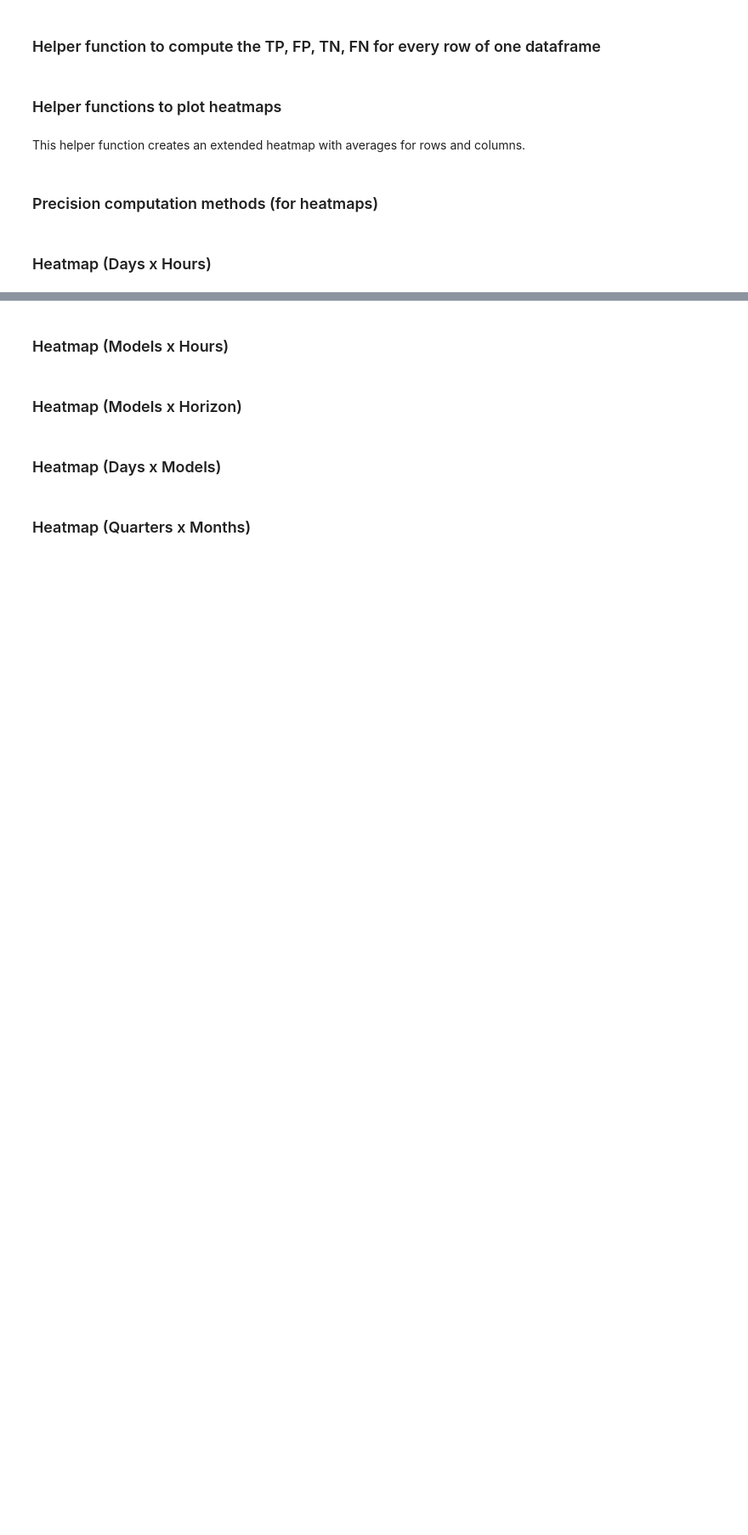
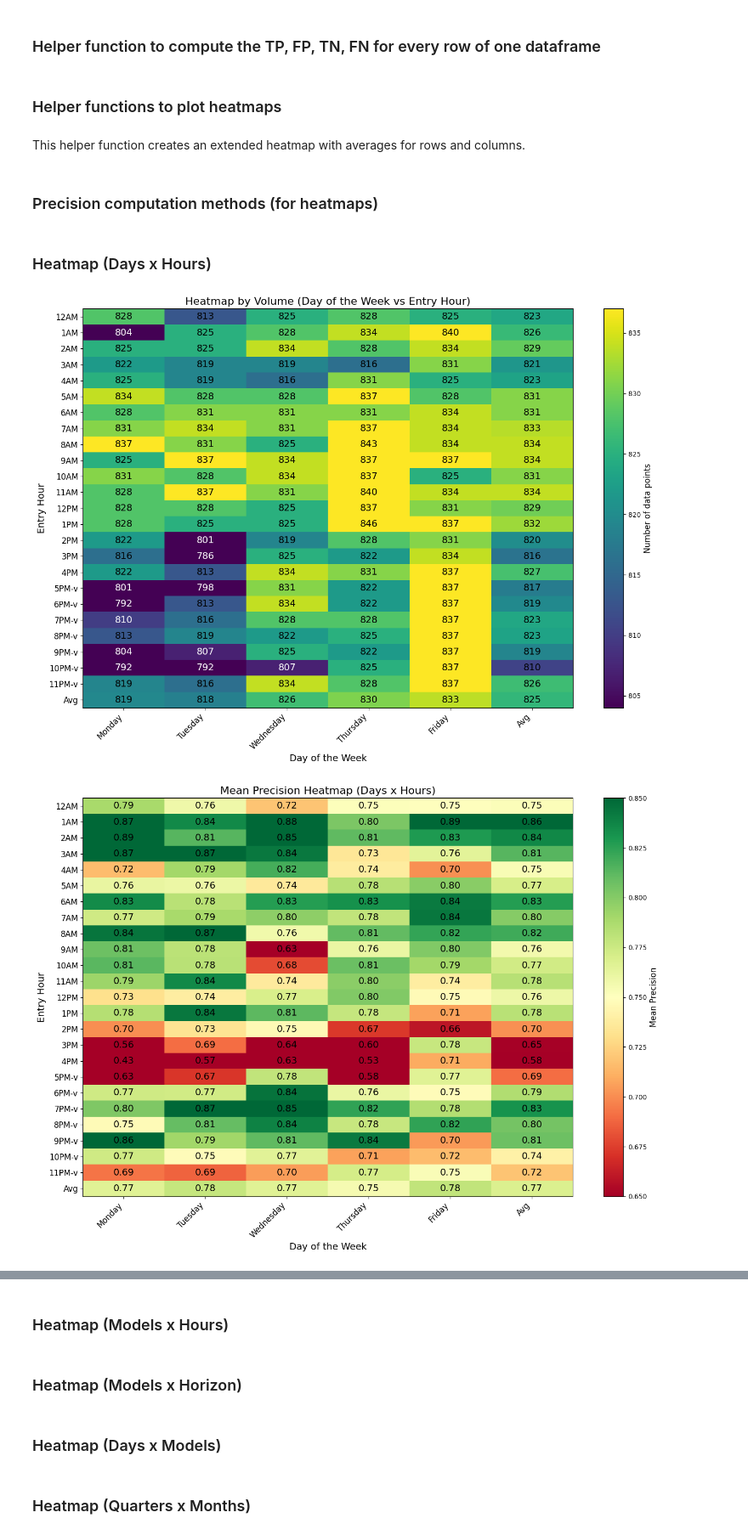
Before and after one commit to gaspardthrl/TF4FIP, a Jupyter notebook: analysis/notebooks/metrics.ipynb, the cells around one changed output, grey strips where cells are left out. Shown at 85% size. Cells and saved outputs as stored; diff of their text form; code cells hidden in the pictures; blank space fills up the shorter version.

```diff
--- a/analysis/notebooks/metrics.ipynb
+++ b/analysis/notebooks/metrics.ipynb
@@ -312,7 +436,7 @@ def initialize_heatmaps(x_values: Dict[int, str], y_values: Dict[int, str], hori
 
     """Initialize heatmaps dictionary to store TP and FP values."""
     return {
-        f"{x_index}_{y_index}": {"TP": [0] * len(horizons), "FP": [0] * len(horizons)}
+        f"{x_index}_{y_index}": {"TP": [0] * len(horizons), "FP": [0] * len(horizons), "TN": [0] * len(horizons), "FN": [0] * len(horizons)}
         for x_index, _ in enumerate(x_values) for y_index, _ in enumerate(y_values)
     }
 # %%
@@ -321,20 +445,24 @@ def initialize_data_matrices(len_x_values: int, len_y_values: int):
     return (
         np.zeros((len_y_values, len_x_values), dtype=float),  # tp_data
         np.zeros((len_y_values, len_x_values), dtype=float),  # fp_data
-        np.zeros((len_y_values, len_x_values), dtype=float)   # precisions
+        np.zeros((len_y_values, len_x_values), dtype=float),  # precisions
+        np.zeros((len_y_values, len_x_values), dtype=float),  # tn_data
+        np.zeros((len_y_values, len_x_values), dtype=float),  # fn_data
     )
 # %%
 def load_model_data(model: str) -> pd.DataFrame:
     """Load CSV file for a given model."""
     return pd.read_csv(f"analysis/future_data/es_future_final_{model}_updated.csv", parse_dates=True, index_col=0)
 # %%
-def update_matrices(heatmaps, tp_data, fp_data, x_values, y_values):
+def update_matrices(heatmaps, tp_data, fp_data, tn_data, fn_data, x_values, y_values):
     """Update TP and FP matrices based on heatmaps data."""
     for x_index, _ in enumerate(x_values):
         for y_index, _ in enumerate(y_values):
             key = f"{x_index}_{y_index}"
             tp_data[y_index, x_index] = sum(heatmaps[key]["TP"])
             fp_data[y_index, x_index] = sum(heatmaps[key]["FP"])
+            tn_data[y_index, x_index] = sum(heatmaps[key]["TN"])
+            fn_data[y_index, x_index] = sum(heatmaps[key]["FN"])
 # %%
 def fill_precisions(precisions, tp_data, fp_data):
     """
@@ -386,7 +514,7 @@ def precision(models: List[str], x_values, y_values, x_labels, y_labels, xlabel,
 
     # 1. Initialize data structures
     heatmaps = initialize_heatmaps(x_values, y_values, horizons)
-    tp_data, fp_data, precisions = initialize_data_matrices(len(x_values), len(y_values))
+    tp_data, fp_data, precisions, tn_data, fn_data = initialize_data_matrices(len(x_values), len(y_values))
 
     # 2. Collect TP and FP values from each model
     for model_index, model in models.items():
@@ -402,12 +530,23 @@ def precision(models: List[str], x_values, y_values, x_labels, y_labels, xlabel,
             process_row(**kwargs)
 
     # 3. Aggregate results into tp_data and fp_data
-    update_matrices(heatmaps, tp_data, fp_data, x_values, y_values)
+    update_matrices(heatmaps=heatmaps, tp_data=tp_data, fp_data=fp_data, tn_data=tn_data, fn_data=fn_data, x_values= x_values, y_values=y_values)
 
     # 4. Fill precisions with the ratio = TP / (TP + FP)
     fill_precisions(precisions, tp_data, fp_data)
 
-    # 5. Build extended heatmap data & plot
+    # 5. Build the volume heatmap and plot
+    extended_data_sum = number_of_data_points(tp_data=tp_data, fp_data=fp_data, tn_data=tn_data, fn_data=fn_data)
+    plot_extended_heatmap_volume(
+        extended_data_sum,
+        x_labels=x_labels,
+        y_labels=y_labels,
+        xlabel=xlabel,
+        ylabel=ylabel,
+        title=f"Heatmap by Volume ({xlabel} vs {ylabel})" + (" - Day Hours" if day_hours_bool else "") + (" - Night Hours" if night_hours_bool else "")
+    )
+
+    # 6. Build extended heatmap data & plot
     extended_data = create_extended_heatmap_data(precisions, tp_data, fp_data)
     plot_extended_heatmap(
         extended_data,
@@ -445,31 +584,38 @@ def process_row_days_hours(**kwargs):
     # Unpack keyword arguments
     index, model_index, row, heatmaps, day_hours_bool, night_hours_bool, all_hours_bool = kwargs.values()
 
     # Extract the day of the week (0=Monday, 6=Sunday)
     day = index.weekday()
 
     # Convert hour into a readable format (e.g., "3PM" instead of 15)
     extracted_hour_label = datetime.strptime(str(index.hour), "%H").strftime("%-I%p")
 
     # Determine the corresponding index of an hour in the dictionary storing all constants
     hour_index = find_hour_index(extracted_hour_label, day_hours_bool, night_hours_bool, all_hours_bool)
 
     # Only process rows for trading days (Monday to Friday)
     # Market data is forward-filled over weekends, but we don't evaluate those periods
     if (day in days.keys()):
 
         # Apply filtering logic based on trading hours settings (day hours, night hours, or all hours)
         if all_hours_bool or (day_hours_bool and (extracted_hour_label in day_hours.values())) or (night_hours_bool and (extracted_hour_label in night_hours.values())):
 
             # Convert TP and FP values from string representations to lists
             TP_list = ast.literal_eval(row["TP"])
             FP_list = ast.literal_eval(row["FP"])
+            TN_list = ast.literal_eval(row["TN"])
+            FN_list = ast.literal_eval(row["FN"])
 
             # Iterate over different forecast horizons and update heatmap values
             for horizon_index in horizons:
                 heatmaps[f"{day}_{hour_index}"]["TP"][horizon_index] += TP_list[horizon_index]
                 heatmaps[f"{day}_{hour_index}"]["FP"][horizon_index] += FP_list[horizon_index]
+                heatmaps[f"{day}_{hour_index}"]["TN"][horizon_index] += TN_list[horizon_index]
+                heatmaps[f"{day}_{hour_index}"]["FN"][horizon_index] += FN_list[horizon_index]
 kwargs = {}
-precision(models=models, x_values=days, y_values=hours, x_labels = day_labels, y_labels = hour_labels, xlabel="Day of the Week", ylabel="Entry Hour", title="Mean Precision Heatmap (Days x Hours)", day_hours_bool=False, night_hours_bool=False, all_hours_bool=True, process_row_day_hour=process_row_days_hours, **kwargs)
+precision(models=models, x_values=days, y_values=hours, x_labels = day_labels, y_labels = hour_labels, xlabel="Day of the Week", ylabel="Entry Hour", title="Mean Precision Heatmap (Days x Hours)", day_hours_bool=False, night_hours_bool=False, all_hours_bool=True, process_row=process_row_days_hours, **kwargs)
 precision(models=models, x_values=days, y_values=day_hours, x_labels = day_labels, y_labels = day_hours_labels, xlabel="Day of the Week", ylabel="Entry Hour", title="Mean Precision Heatmap (Days x Hours) - day hours", day_hours_bool=True, night_hours_bool=False, all_hours_bool=False, process_row=process_row_days_hours, **kwargs)
 precision(models=models, x_values=days, y_values=night_hours, x_labels = day_labels, y_labels = night_hours_labels, xlabel="Day of the Week", ylabel="Entry Hour", title="Mean Precision Heatmap (Days x Hours) - night hours", day_hours_bool=False, night_hours_bool=True, all_hours_bool=False, process_row=process_row_days_hours, **kwargs)
+# %% [output]
+[figure, added]
+[figure, added]
```
Also changed, not shown: parts of 29 cells of this notebook, 42 other files.
